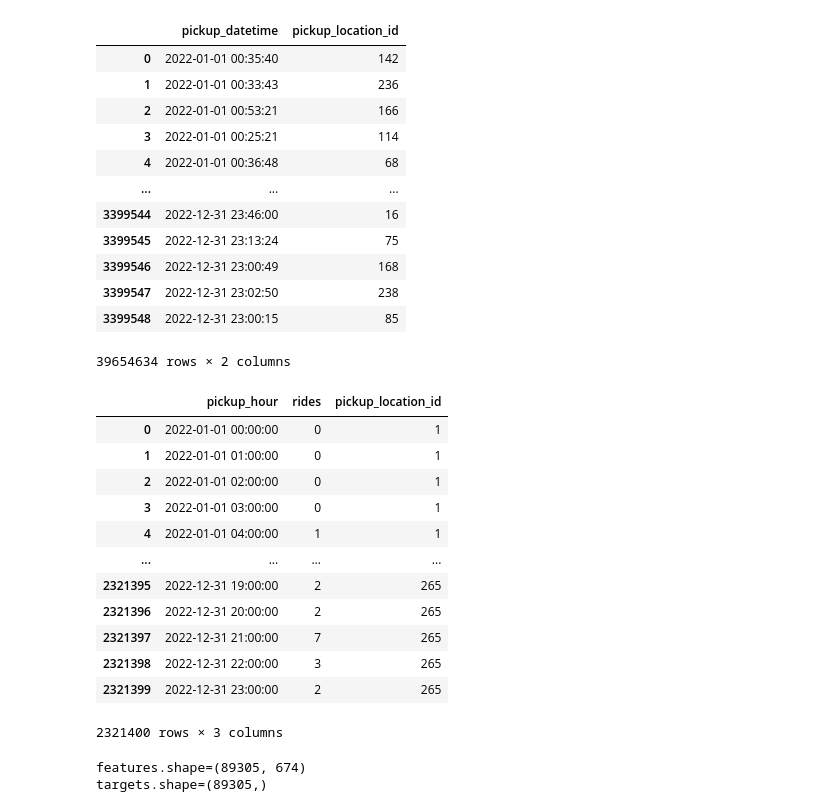
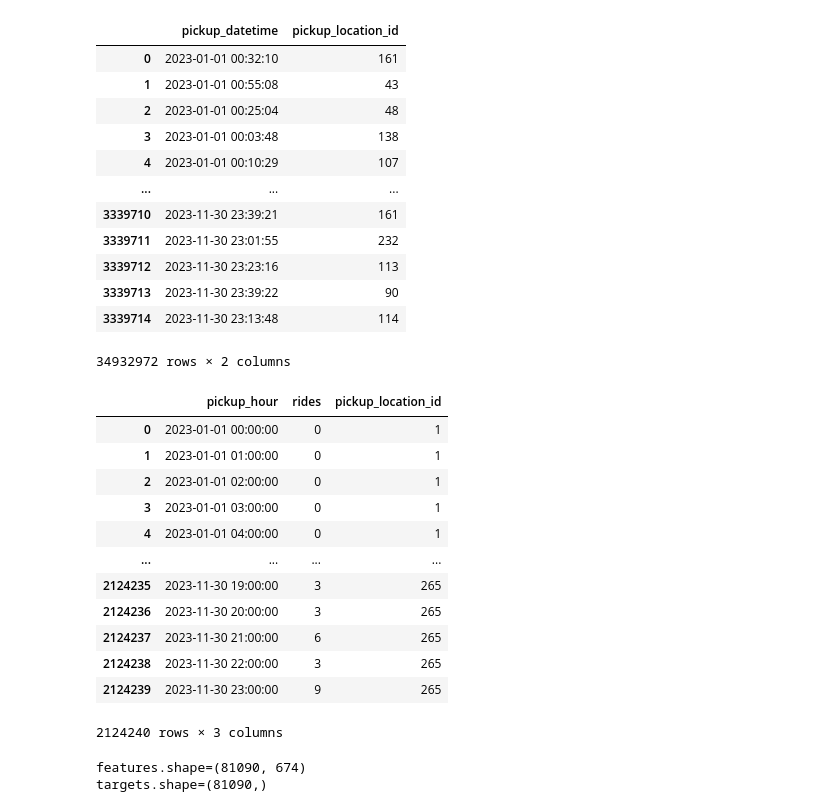
Before and after one commit to billyweisberg/taxi_demand_predictor, a Jupyter notebook: notebooks/04_transform_raw_data_into_features_and_targets.ipynb, the cells around one changed output. Cells and saved outputs as stored; diff of their text form; code cells hidden in the pictures.

```diff
--- a/notebooks/04_transform_raw_data_into_features_and_targets.ipynb
+++ b/notebooks/04_transform_raw_data_into_features_and_targets.ipynb
@@ -4,6 +4,6 @@
 # %%
 from src.data import load_raw_data
 
-rides = load_raw_data(year=2022)
+rides = load_raw_data(year=2023)
 rides
 # %% [output]
@@ -22,16 +23,16 @@ Downloading file 2022-12
 |  | pickup_datetime | pickup_location_id |
-| 0 | 2022-01-01 00:35:40 | 142 |
-| 1 | 2022-01-01 00:33:43 | 236 |
-| 2 | 2022-01-01 00:53:21 | 166 |
-| 3 | 2022-01-01 00:25:21 | 114 |
-| 4 | 2022-01-01 00:36:48 | 68 |
+| 0 | 2023-01-01 00:32:10 | 161 |
+| 1 | 2023-01-01 00:55:08 | 43 |
+| 2 | 2023-01-01 00:25:04 | 48 |
+| 3 | 2023-01-01 00:03:48 | 138 |
+| 4 | 2023-01-01 00:10:29 | 107 |
 | ... | ... | ... |
-| 3399544 | 2022-12-31 23:46:00 | 16 |
-| 3399545 | 2022-12-31 23:13:24 | 75 |
-| 3399546 | 2022-12-31 23:00:49 | 168 |
-| 3399547 | 2022-12-31 23:02:50 | 238 |
-| 3399548 | 2022-12-31 23:00:15 | 85 |
+| 3339710 | 2023-11-30 23:39:21 | 161 |
+| 3339711 | 2023-11-30 23:01:55 | 232 |
+| 3339712 | 2023-11-30 23:23:16 | 113 |
+| 3339713 | 2023-11-30 23:39:22 | 90 |
+| 3339714 | 2023-11-30 23:13:48 | 114 |
-39654634 rows × 2 columns
+34932972 rows × 2 columns
 # %%
 from src.data import transform_raw_data_into_ts_data
 
@@ -39,18 +40,18 @@ ts_data = transform_raw_data_into_ts_data(rides)
 ts_data
 # %% [output]
 |  | pickup_hour | rides | pickup_location_id |
-| 0 | 2022-01-01 00:00:00 | 0 | 1 |
-| 1 | 2022-01-01 01:00:00 | 0 | 1 |
-| 2 | 2022-01-01 02:00:00 | 0 | 1 |
-| 3 | 2022-01-01 03:00:00 | 0 | 1 |
-| 4 | 2022-01-01 04:00:00 | 1 | 1 |
+| 0 | 2023-01-01 00:00:00 | 0 | 1 |
+| 1 | 2023-01-01 01:00:00 | 0 | 1 |
+| 2 | 2023-01-01 02:00:00 | 0 | 1 |
+| 3 | 2023-01-01 03:00:00 | 0 | 1 |
+| 4 | 2023-01-01 04:00:00 | 0 | 1 |
 | ... | ... | ... | ... |
-| 2321395 | 2022-12-31 19:00:00 | 2 | 265 |
-| 2321396 | 2022-12-31 20:00:00 | 2 | 265 |
-| 2321397 | 2022-12-31 21:00:00 | 7 | 265 |
-| 2321398 | 2022-12-31 22:00:00 | 3 | 265 |
-| 2321399 | 2022-12-31 23:00:00 | 2 | 265 |
+| 2124235 | 2023-11-30 19:00:00 | 3 | 265 |
+| 2124236 | 2023-11-30 20:00:00 | 3 | 265 |
+| 2124237 | 2023-11-30 21:00:00 | 6 | 265 |
+| 2124238 | 2023-11-30 22:00:00 | 3 | 265 |
+| 2124239 | 2023-11-30 23:00:00 | 9 | 265 |
-2321400 rows × 3 columns
+2124240 rows × 3 columns
 # %%
 from src.data import transform_ts_data_into_features_and_target
 
@@ -63,8 +64,8 @@ features, targets = transform_ts_data_into_features_and_target(
 print(f'{features.shape=}')
 print(f'{targets.shape=}')
 # %% [output]
-features.shape=(89305, 674)
-targets.shape=(89305,)
+features.shape=(81090, 674)
+targets.shape=(81090,)
 # %%
 tabular_data = features
 tabular_data['target_rides_next_hour'] = targets
```
Also changed, not shown: parts of 1 cell of this notebook, 18 other files.
